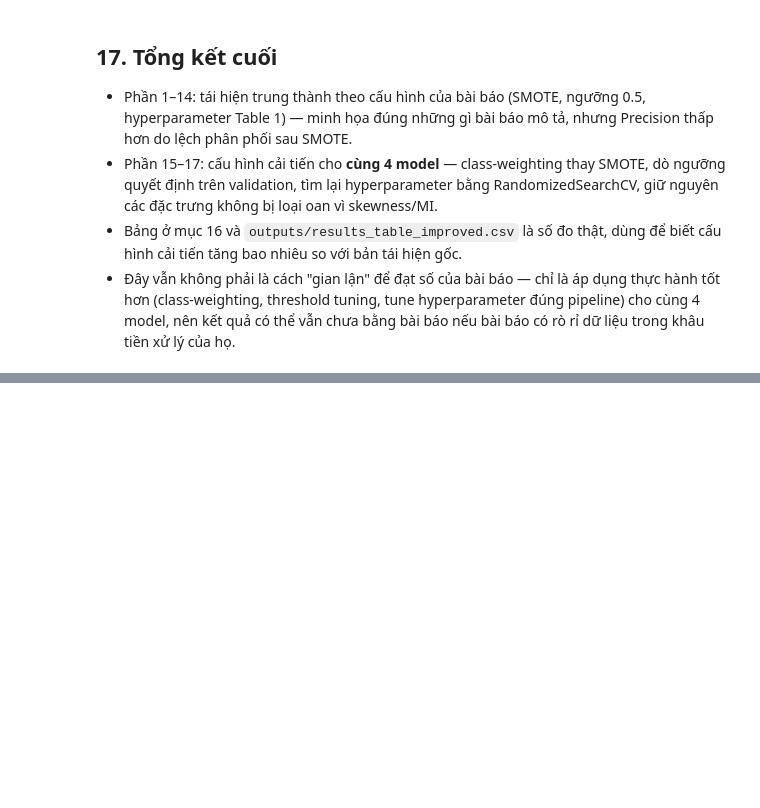
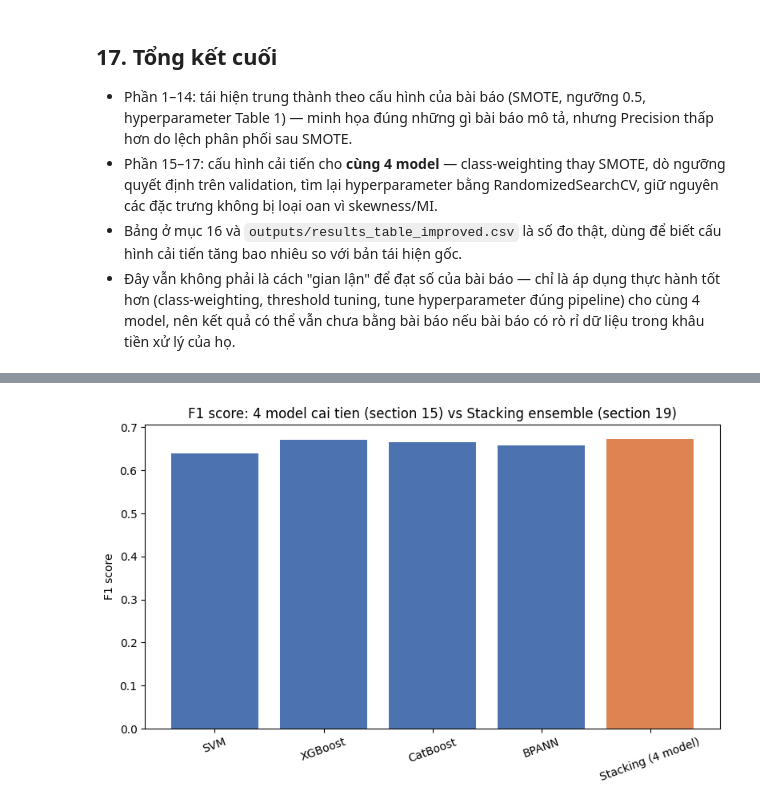
Before and after one commit to VuNgoHust123/PAPER_THANH, a Jupyter notebook: Purchase_Prediction_ConsumerBehavior.ipynb, the cells around one changed output, grey strips where cells are left out. Saved outputs shown, nothing was run; the diff lists cells and outputs as text; code cells hidden in the pictures; blank space fills up the shorter version.

```diff
--- a/Purchase_Prediction_ConsumerBehavior.ipynb
+++ b/Purchase_Prediction_ConsumerBehavior.ipynb
@@ -930,0 +1071,16 @@ plt.show()
+# %%
+#Run the stacking ensemble across several seeds (fewer repeats than before: each repeat now trains 4 models x (K folds + 1))
+n_repeats_stack = 5
+all_metrics = []
+last_preds, last_model = None, None
+for i in range(n_repeats_stack):
+    metrics, preds, model = eval_once_stacking(X_v3, y, random_state=seed + i)
+    all_metrics.append(metrics)
+    last_preds, last_model = preds, model
+    print(f"Stacking repeat {i + 1}/{n_repeats_stack}:", metrics)
+
+metrics_df = pd.DataFrame(all_metrics)
+summary = {f"{col}_mean": metrics_df[col].mean() for col in metrics_df.columns}
+summary.update({f"{col}_std": metrics_df[col].std() for col in metrics_df.columns})
+results_v2["Stacking"] = {"summary": summary, "preds": last_preds, "model": last_model}
+print("Stacking:", summary)
@@ -930,0 +1096,13 @@ plt.show()
+# %%
+#Compare each improved individual model (section 15) against the stacking ensemble (section 19), using F1 as the balanced metric
+rows_stack = []
+for model_name in ["SVM", "XGBoost", "CatBoost", "BPANN", "Stacking"]:
+    s = results_v2[model_name]["summary"]
+    p, r = s["precision_mean"], s["recall_mean"]
+    f1 = 2 * p * r / (p + r + 1e-8)
+    label = "Stacking (4 model)" if model_name == "Stacking" else model_name
+    rows_stack.append({"Model": label, "Precision": p, "Recall": r, "ROC_AUC": s["roc_auc_mean"], "F1": f1})
+
+result_df_stack = pd.DataFrame(rows_stack)
+result_df_stack.to_csv("outputs/results_table_stacking.csv", index=False)
+result_df_stack
@@ -930,0 +1116,15 @@ plt.show()
+# %%
+#Bar chart: F1 score for each improved individual model vs the stacking ensemble
+fig, ax = plt.subplots(figsize=(8, 5))
+x_pos = np.arange(len(result_df_stack))
+colors = ["#4C72B0"] * (len(result_df_stack) - 1) + ["#DD8452"]
+ax.bar(x_pos, result_df_stack["F1"], color=colors)
+ax.set_xticks(x_pos)
+ax.set_xticklabels(result_df_stack["Model"], rotation=20)
+ax.set_ylabel("F1 score")
+ax.set_title("F1 score: 4 model cai tien (section 15) vs Stacking ensemble (section 19)")
+plt.tight_layout()
+plt.savefig("outputs/metrics_comparison_stacking.png", dpi=150)
+plt.show()
+# %% [output]
+[figure, added]
```
Also changed, not shown: parts of 10 cells of this notebook, 5 other files.
